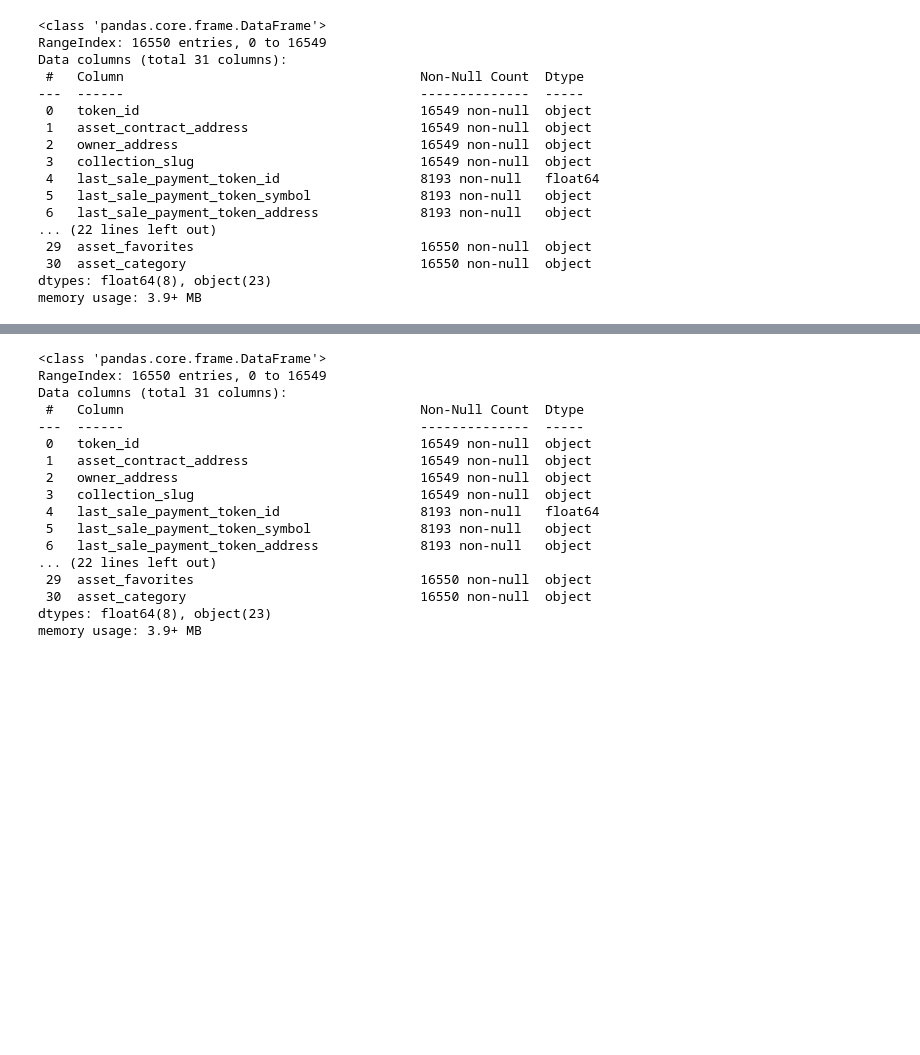
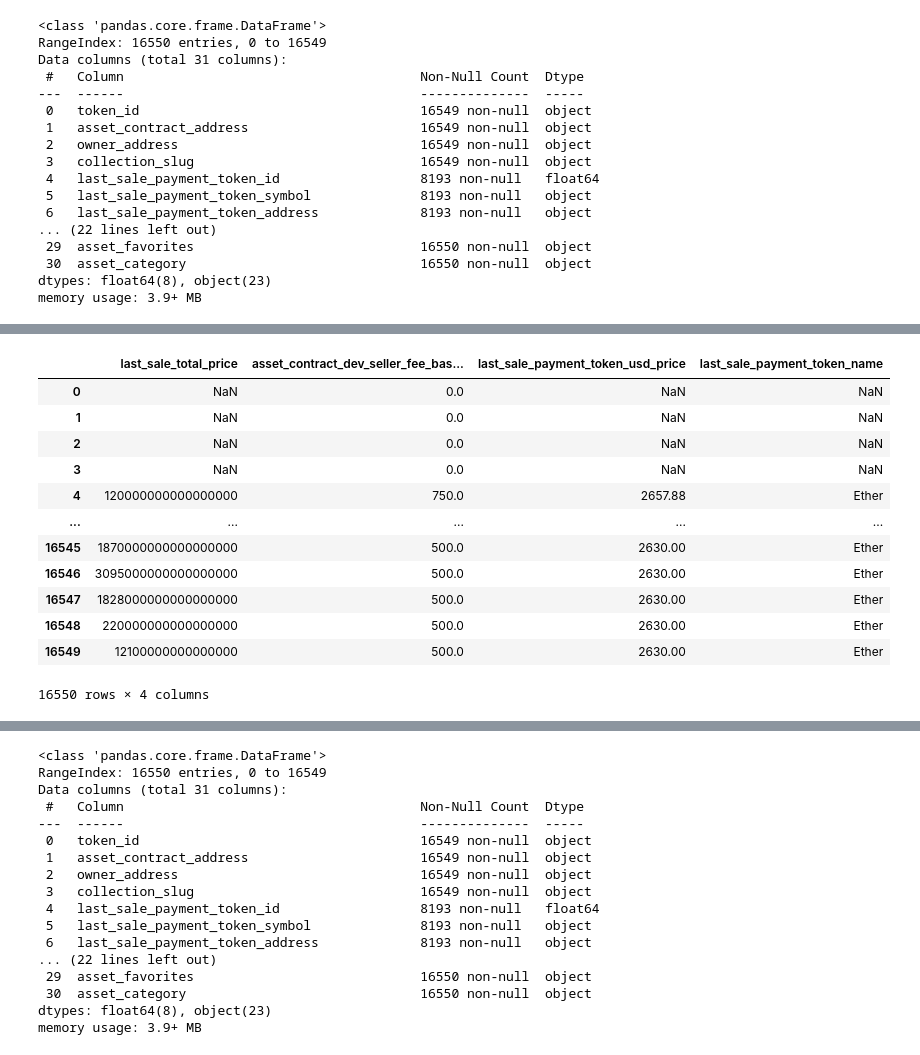
Before and after one commit to madhuban20/NFT_Competition_Madhavi, a Jupyter notebook: NFT_Assets.ipynb, the cells around one changed output, grey strips where cells are left out. Saved outputs shown, nothing was run; the diff lists cells and outputs as text; code cells hidden in the pictures; blank space fills up the shorter version.

```diff
--- a/NFT_Assets.ipynb
+++ b/NFT_Assets.ipynb
@@ -146,3 +162,20 @@ memory usage: 3.9+ MB
+# %%
+assets_df['asset_contract_dev_seller_fee_basis_points'].sort_values(ascending=False)
+assets_df[['last_sale_total_price','asset_contract_dev_seller_fee_basis_points','last_sale_payment_token_usd_price','last_sale_payment_token_name']]
+# %% [output]
+|  | last_sale_total_price | asset_contract_dev_seller_fee_bas... | last_sale_payment_token_usd_price | last_sale_payment_token_name |
+| 0 | NaN | 0.0 | NaN | NaN |
+| 1 | NaN | 0.0 | NaN | NaN |
+| 2 | NaN | 0.0 | NaN | NaN |
+| 3 | NaN | 0.0 | NaN | NaN |
+| 4 | 120000000000000000 | 750.0 | 2657.88 | Ether |
+| ... | ... | ... | ... | ... |
+| 16545 | 1870000000000000000 | 500.0 | 2630.00 | Ether |
+| 16546 | 3095000000000000000 | 500.0 | 2630.00 | Ether |
+| 16547 | 1828000000000000000 | 500.0 | 2630.00 | Ether |
+| 16548 | 220000000000000000 | 500.0 | 2630.00 | Ether |
+| 16549 | 12100000000000000 | 500.0 | 2630.00 | Ether |
+16550 rows × 4 columns
 # %%
 assets_df.head()
 # %% [output]
```
Also changed, not shown: parts of 22 cells of this notebook, 7 other files.
